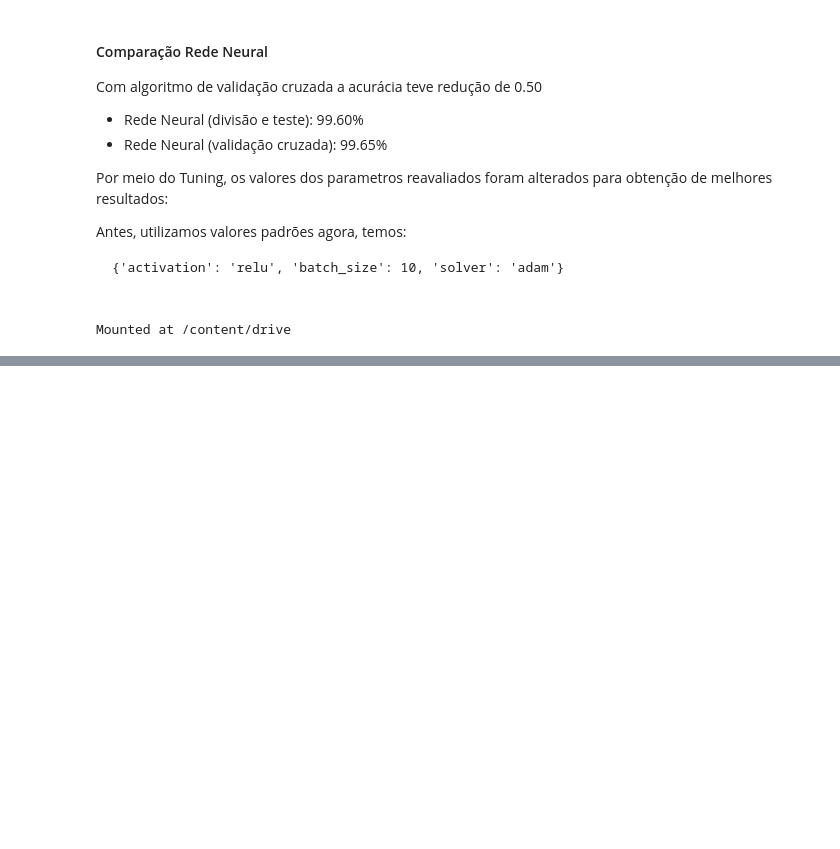
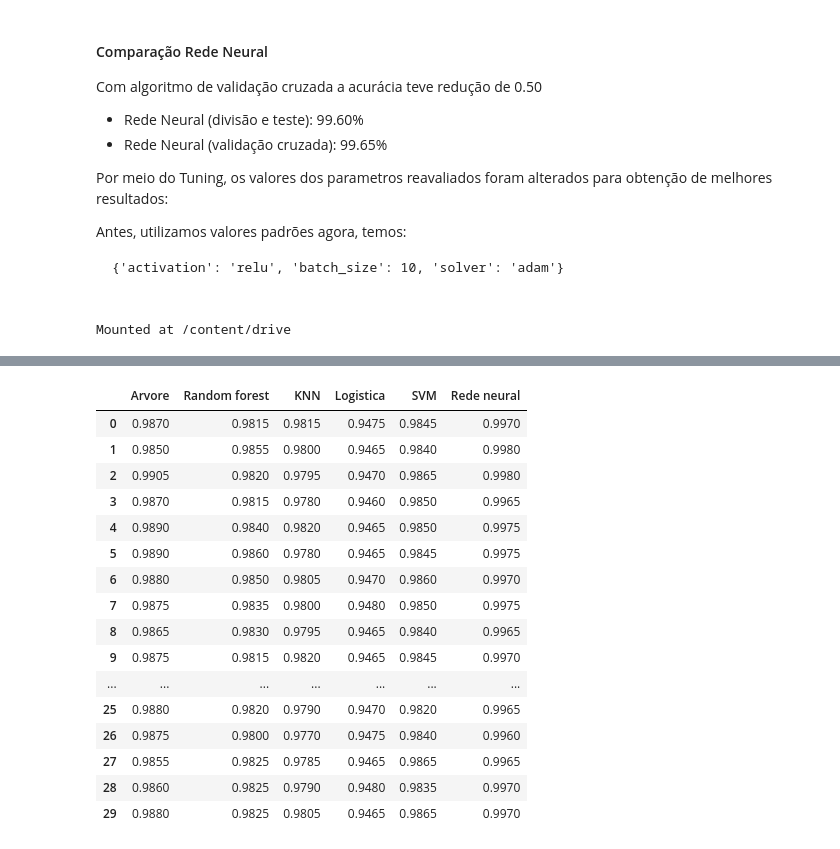
Before and after one commit to GaybsGimenez/Classification-Models, a Jupyter notebook: tuning-dos-parametros-de-algoritmos-de-classificacao/Tuning_dos_parâmetros_com_GridSearch.ipynb, the cells around one changed output, grey strips where cells are left out. Drawn from its saved outputs; the diff is of its cells as text; code cells hidden in the pictures; blank space fills up the shorter version.

```diff
--- a/tuning-dos-parametros-de-algoritmos-de-classificacao/Tuning_dos_parâmetros_com_GridSearch.ipynb
+++ b/tuning-dos-parametros-de-algoritmos-de-classificacao/Tuning_dos_parâmetros_com_GridSearch.ipynb
@@ -335,0 +564,37 @@ Mounted at /content/drive
+# %%
+resultados_arvore = []
+resultados_random_forest = []
+resultados_knn = []
+resultados_logistica = []
+resultados_svm = []
+resultados_rede_neural = []
+
+for i in range(30):
+  print(i)
+  kfold = KFold(n_splits=10, shuffle=True, random_state=i)
+
+  arvore = DecisionTreeClassifier(criterion='entropy', min_samples_leaf=1, min_samples_split=5, splitter='best')
+  scores = cross_val_score(arvore, X_credit, y_credit, cv = kfold)
+  #print(scores)
+  #print(scores.mean())
+  resultados_arvore.append(scores.mean())
+
+  random_forest = RandomForestClassifier(criterion = 'entropy', min_samples_leaf = 1, min_samples_split=5, n_estimators = 10)
+  scores = cross_val_score(random_forest, X_credit, y_credit, cv = kfold)
+  resultados_random_forest.append(scores.mean())
+
+  knn = KNeighborsClassifier()
+  scores = cross_val_score(knn, X_credit, y_credit, cv = kfold)
+  resultados_knn.append(scores.mean())
+
+  logistica = LogisticRegression(C = 1.0, solver = 'lbfgs', tol = 0.0001)
+  scores = cross_val_score(logistica, X_credit, y_credit, cv = kfold)
+  resultados_logistica.append(scores.mean())
+
+  svm = SVC(kernel = 'rbf', C = 2.0)
+  scores = cross_val_score(svm, X_credit, y_credit, cv = kfold)
+  resultados_svm.append(scores.mean())
+
+  rede_neural = MLPClassifier(activation = 'relu', batch_size = 56, solver = 'adam')
+  scores = cross_val_score(rede_neural, X_credit, y_credit, cv = kfold)
+  resultados_rede_neural.append(scores.mean())
@@ -335,0 +615,24 @@ Mounted at /content/drive
+# %%
+# armazenar os resultados em um dataframe com base no accuracy
+resultados = pd.DataFrame({'Arvore': resultados_arvore, 'Random forest': resultados_random_forest,
+                           'KNN': resultados_knn, 'Logistica': resultados_logistica,
+                           'SVM': resultados_svm, 'Rede neural': resultados_rede_neural})
+resultados
+# %% [output]
+|  | Arvore | Random forest | KNN | Logistica | SVM | Rede neural |
+| 0 | 0.9870 | 0.9815 | 0.9815 | 0.9475 | 0.9845 | 0.9970 |
+| 1 | 0.9850 | 0.9855 | 0.9800 | 0.9465 | 0.9840 | 0.9980 |
+| 2 | 0.9905 | 0.9820 | 0.9795 | 0.9470 | 0.9865 | 0.9980 |
+| 3 | 0.9870 | 0.9815 | 0.9780 | 0.9460 | 0.9850 | 0.9965 |
+| 4 | 0.9890 | 0.9840 | 0.9820 | 0.9465 | 0.9850 | 0.9975 |
+| 5 | 0.9890 | 0.9860 | 0.9780 | 0.9465 | 0.9845 | 0.9975 |
+| 6 | 0.9880 | 0.9850 | 0.9805 | 0.9470 | 0.9860 | 0.9970 |
+| 7 | 0.9875 | 0.9835 | 0.9800 | 0.9480 | 0.9850 | 0.9975 |
+| 8 | 0.9865 | 0.9830 | 0.9795 | 0.9465 | 0.9840 | 0.9965 |
+| 9 | 0.9875 | 0.9815 | 0.9820 | 0.9465 | 0.9845 | 0.9970 |
+| ... | ... | ... | ... | ... | ... | ... |
+| 25 | 0.9880 | 0.9820 | 0.9790 | 0.9470 | 0.9820 | 0.9965 |
+| 26 | 0.9875 | 0.9800 | 0.9770 | 0.9475 | 0.9840 | 0.9960 |
+| 27 | 0.9855 | 0.9825 | 0.9785 | 0.9465 | 0.9865 | 0.9965 |
+| 28 | 0.9860 | 0.9825 | 0.9790 | 0.9480 | 0.9835 | 0.9970 |
+| 29 | 0.9880 | 0.9825 | 0.9805 | 0.9465 | 0.9865 | 0.9970 |
```
Also changed, not shown: parts of 31 cells of this notebook.
